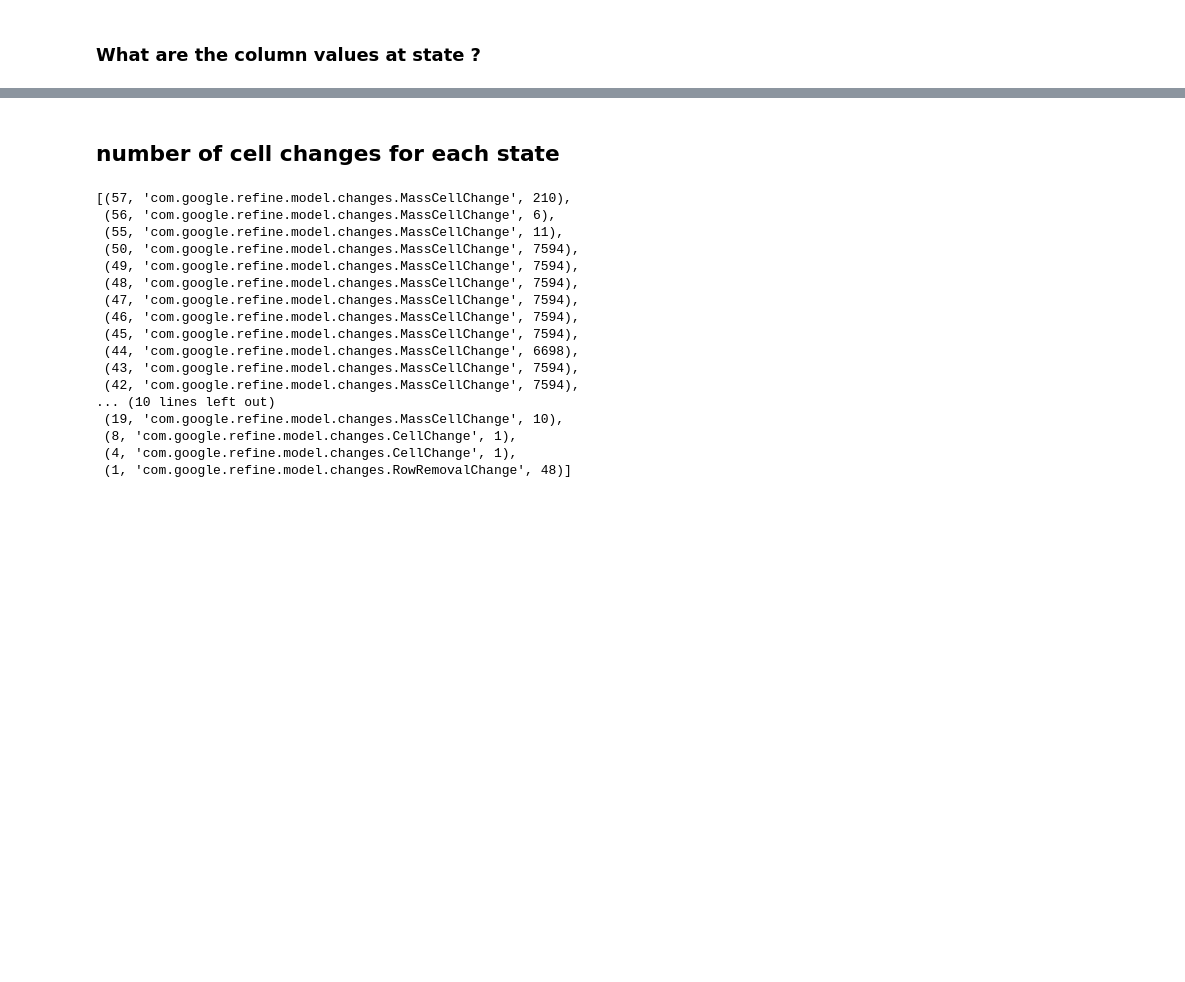
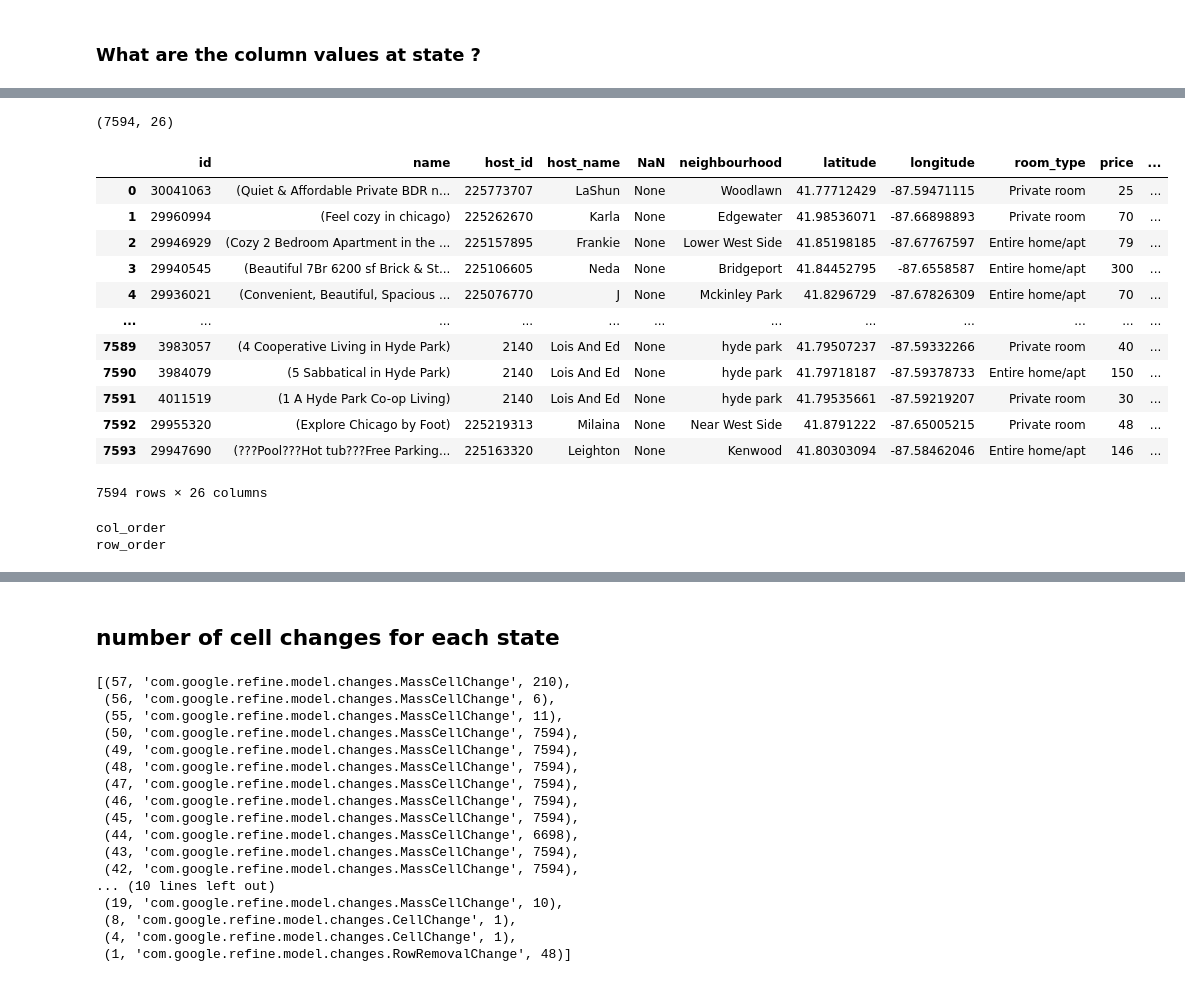
Before and after one commit to nikolausn/ORrePlay, a Jupyter notebook: openrefine_query.ipynb, the cells around one changed output, grey strips where cells are left out. Cells and saved outputs as stored; diff of their text form; code cells hidden in the pictures; blank space fills up the shorter version.

```diff
--- a/openrefine_query.ipynb
+++ b/openrefine_query.ipynb
@@ -300,8 +310,13 @@ col_schema
 facts_file="airbnb_dirty-csv.openrefine-2.extract/facts.pl"
 dname = "airbnb_dirty-csv.openrefine-2.tar.gz"
 
+#facts_file = "03_poster_demo.openrefine.extract/facts.pl"
+#dname = "03_poster_demo.openrefine.extract.tar.gz"
+
+#row_graph = nx.DiGraph()
 
 def row_order_at_state(facts_file,dname,state):
+    # column_query.pl general_query.pl
     answers = clyngor.solve([facts_file,"rules/general_query.pl"],inline="""
     state(N) :- N={state}.
     dataset_name(N) :- N="{dname}".
@@ -320,6 +335,6 @@ def row_order_at_state(facts_file,dname,state):
         row_order.append(x)
     return row_order
 
-row_order = row_order_at_state(facts_file,dname,2)
-row_order
+row_order = row_order_at_state(facts_file,dname,4)
+row_order[:20],len(row_order)
 # %% [output]
@@ -344,0 +446,25 @@ row_order
+# %%
+test.shape
+# %% [output]
+(7594, 26)
+# %%
+test
+# %% [output]
+|  | id | name | host_id | host_name | NaN | neighbourhood | latitude | longitude | room_type | price | ... |
+| 0 | 30041063 | (Quiet & Affordable Private BDR n... | 225773707 | LaShun | None | Woodlawn | 41.77712429 | -87.59471115 | Private room | 25 | ... |
+| 1 | 29960994 | (Feel cozy in chicago) | 225262670 | Karla | None | Edgewater | 41.98536071 | -87.66898893 | Private room | 70 | ... |
+| 2 | 29946929 | (Cozy 2 Bedroom Apartment in the ... | 225157895 | Frankie | None | Lower West Side | 41.85198185 | -87.67767597 | Entire home/apt | 79 | ... |
+| 3 | 29940545 | (Beautiful 7Br 6200 sf Brick & St... | 225106605 | Neda | None | Bridgeport | 41.84452795 | -87.6558587 | Entire home/apt | 300 | ... |
+| 4 | 29936021 | (Convenient, Beautiful, Spacious ... | 225076770 | J | None | Mckinley Park | 41.8296729 | -87.67826309 | Entire home/apt | 70 | ... |
+| ... | ... | ... | ... | ... | ... | ... | ... | ... | ... | ... | ... |
+| 7589 | 3983057 | (4 Cooperative Living in Hyde Park) | 2140 | Lois And Ed | None | hyde park | 41.79507237 | -87.59332266 | Private room | 40 | ... |
+| 7590 | 3984079 | (5 Sabbatical in Hyde Park) | 2140 | Lois And Ed | None | hyde park | 41.79718187 | -87.59378733 | Entire home/apt | 150 | ... |
+| 7591 | 4011519 | (1 A Hyde Park Co-op Living) | 2140 | Lois And Ed | None | hyde park | 41.79535661 | -87.59219207 | Private room | 30 | ... |
+| 7592 | 29955320 | (Explore Chicago by Foot) | 225219313 | Milaina | None | Near West Side | 41.8791222 | -87.65005215 | Private room | 48 | ... |
+| 7593 | 29947690 | (???Pool???Hot tub???Free Parking... | 225163320 | Leighton | None | Kenwood | 41.80303094 | -87.58462046 | Entire home/apt | 146 | ... |
+7594 rows × 26 columns
+# %%
+test2 = cell_content_at_state(facts_file,dname,58)
+# %% [output]
+col_order
+row_order
```
Also changed, not shown: parts of 17 cells of this notebook, 2 other files.
